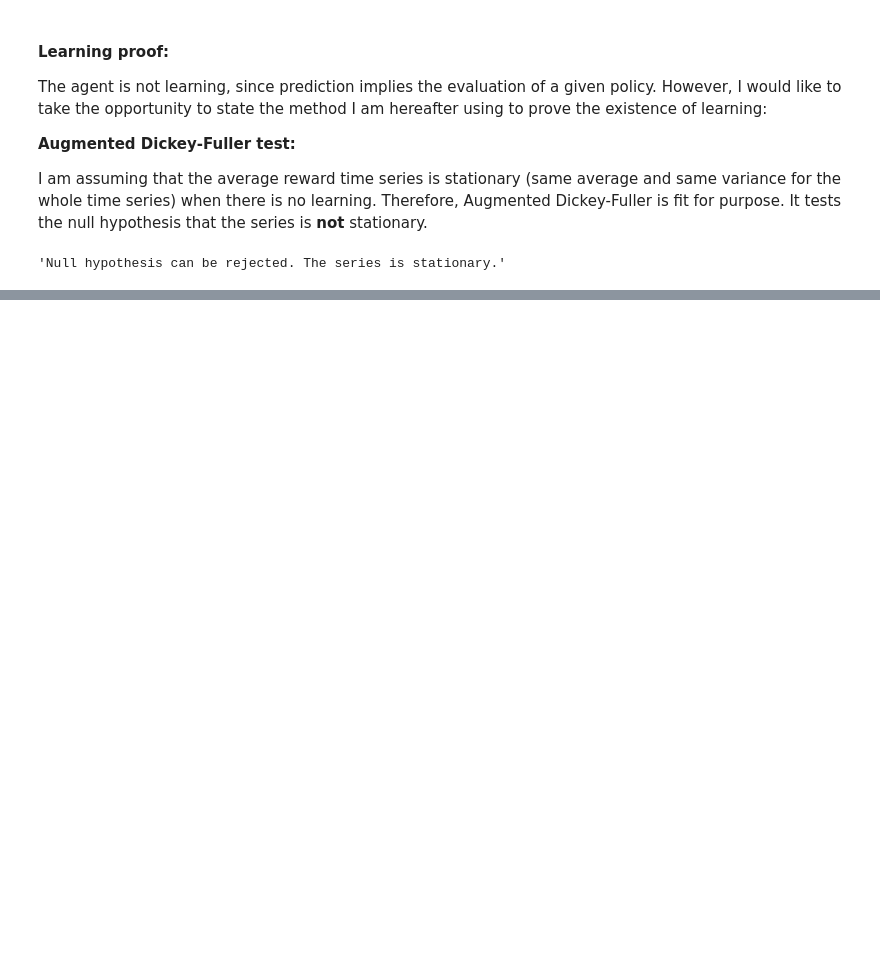
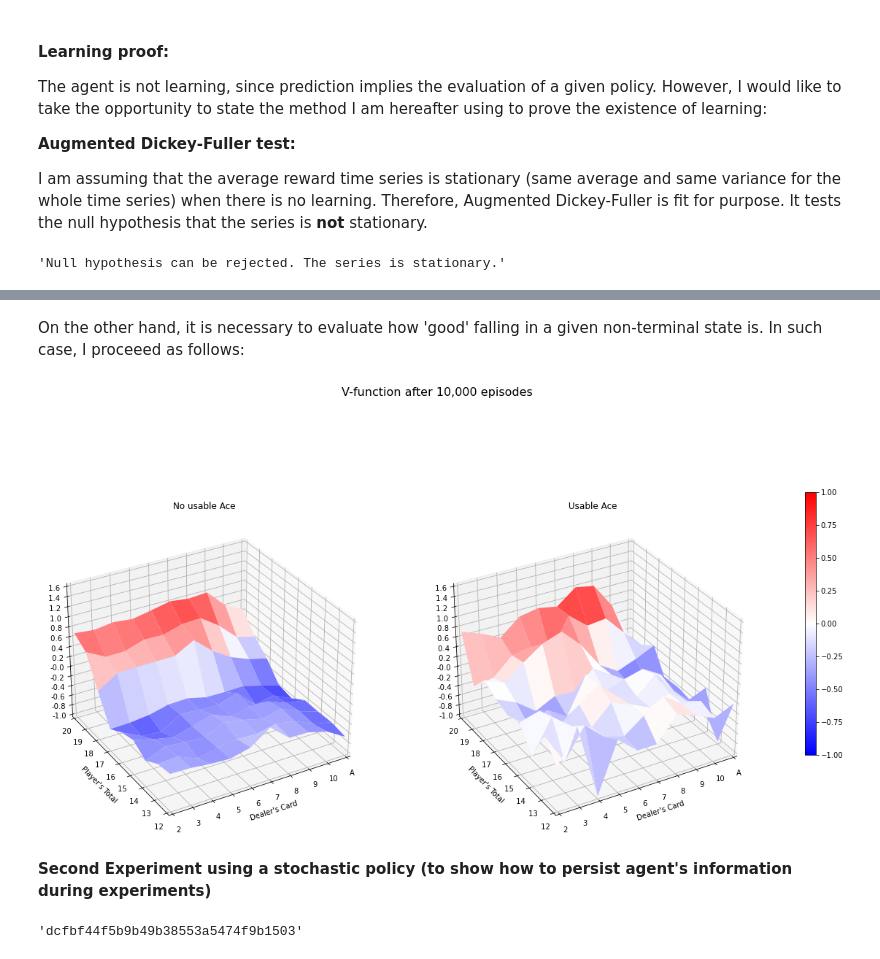
Before and after one commit to Xavi-Linux/Fatjack, a Jupyter notebook: Montecarlo.ipynb, the cells around one changed output, grey strips where cells are left out. Cells and saved outputs as stored; diff of their text form; code cells hidden in the pictures; blank space fills up the shorter version.

```diff
--- a/Montecarlo.ipynb
+++ b/Montecarlo.ipynb
@@ -412,0 +442,8 @@ dtype: float64
+# %% [markdown]
+On the other hand, it is necessary to evaluate how 'good' falling in a given non-terminal state is. In such case, I proceeed as follows:
+# %%
+plot_v_func(deterministic_agent.table, 'V-function after {:,.0f} episodes'.format(EPISODES));
+# %% [output]
+[figure, added]
+# %% [markdown]
+**Second Experiment using a stochastic policy (to show how to persist agent's information during experiments)**
@@ -412,0 +470,5 @@ dtype: float64
+# %%
+#Every agent has a unique id that help manage information persistence and its posterior retrieval:
+stochastic_agent.id
+# %% [output]
+'dcfbf44f5b9b49b38553a5474f9b1503'
```
Also changed, not shown: parts of 16 cells of this notebook.
